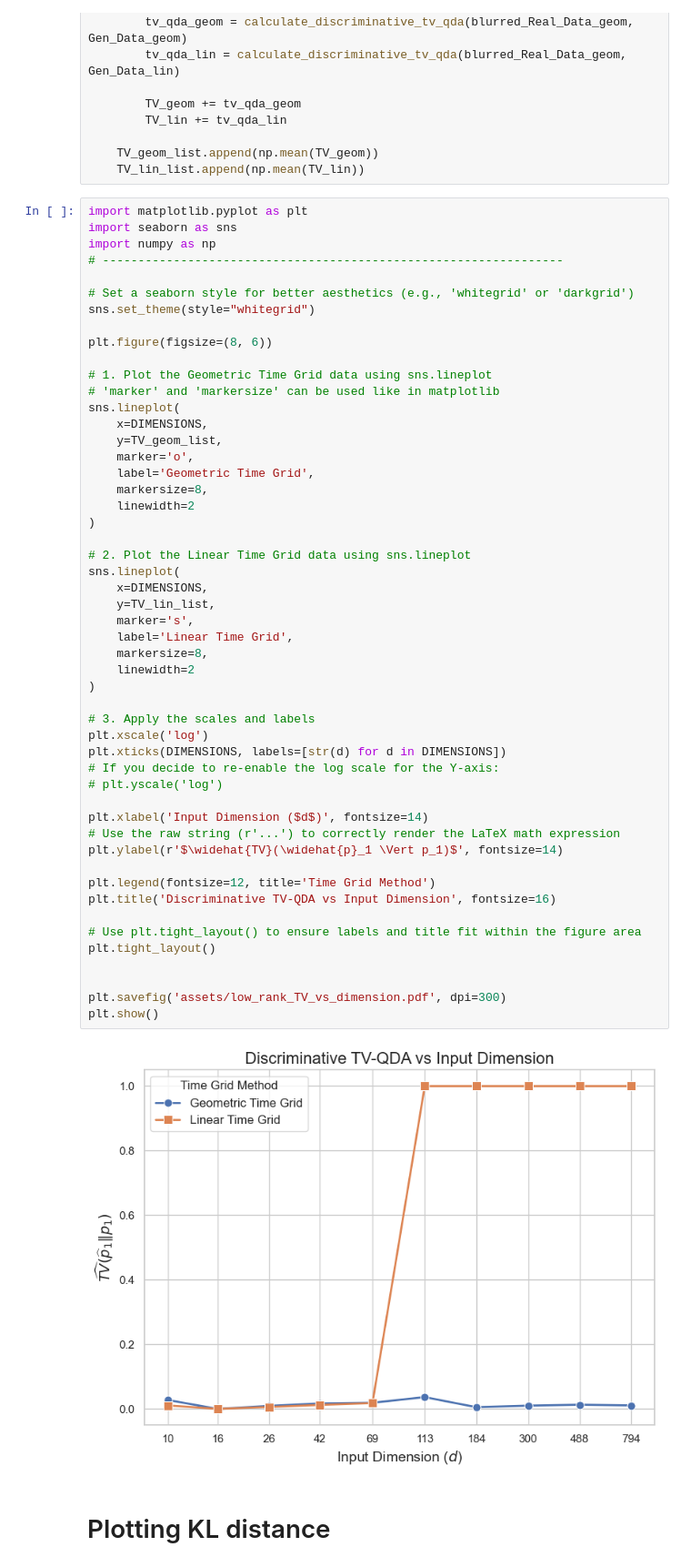
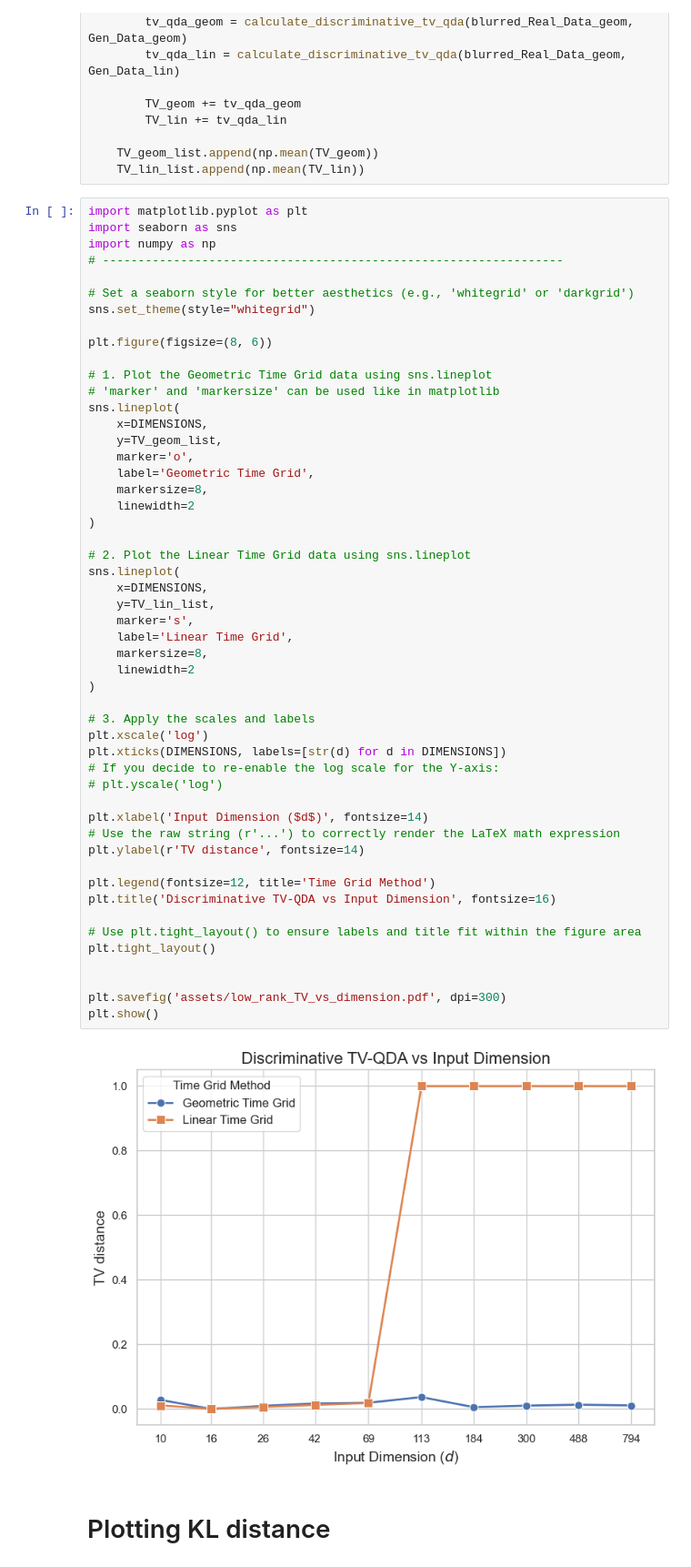
Before and after one commit to roysaptaumich/Low-dim-RF, a Jupyter notebook: low_rank_TV_plot.ipynb, the cells around one changed output. Shown at 91% size. Cells and saved outputs as stored; diff of their text form.

Commit message:
adding plots for TV distance

```diff
--- a/low_rank_TV_plot.ipynb
+++ b/low_rank_TV_plot.ipynb
@@ -135,35 +135,35 @@ sns.lineplot(
 
 # 2. Plot the Linear Time Grid data using sns.lineplot
 sns.lineplot(
     x=DIMENSIONS,
     y=TV_lin_list,
     marker='s',
     label='Linear Time Grid',
     markersize=8,
     linewidth=2
 )
 
 # 3. Apply the scales and labels
 plt.xscale('log')
 plt.xticks(DIMENSIONS, labels=[str(d) for d in DIMENSIONS])
 # If you decide to re-enable the log scale for the Y-axis:
 # plt.yscale('log')
 
 plt.xlabel('Input Dimension ($d$)', fontsize=14)
 # Use the raw string (r'...') to correctly render the LaTeX math expression
-plt.ylabel(r'$\widehat{TV}(\widehat{p}_1 \Vert p_1)$', fontsize=14)
+plt.ylabel(r'TV distance', fontsize=14)
 
 plt.legend(fontsize=12, title='Time Grid Method')
 plt.title('Discriminative TV-QDA vs Input Dimension', fontsize=16)
 
 # Use plt.tight_layout() to ensure labels and title fit within the figure area
 plt.tight_layout()
 
 
 plt.savefig('assets/low_rank_TV_vs_dimension.pdf', dpi=300)
 plt.show()
 # %% [output]
-[figure, old version]
+[figure, new version]
 # %% [markdown]
 # Plotting KL distance
 # %%
```
